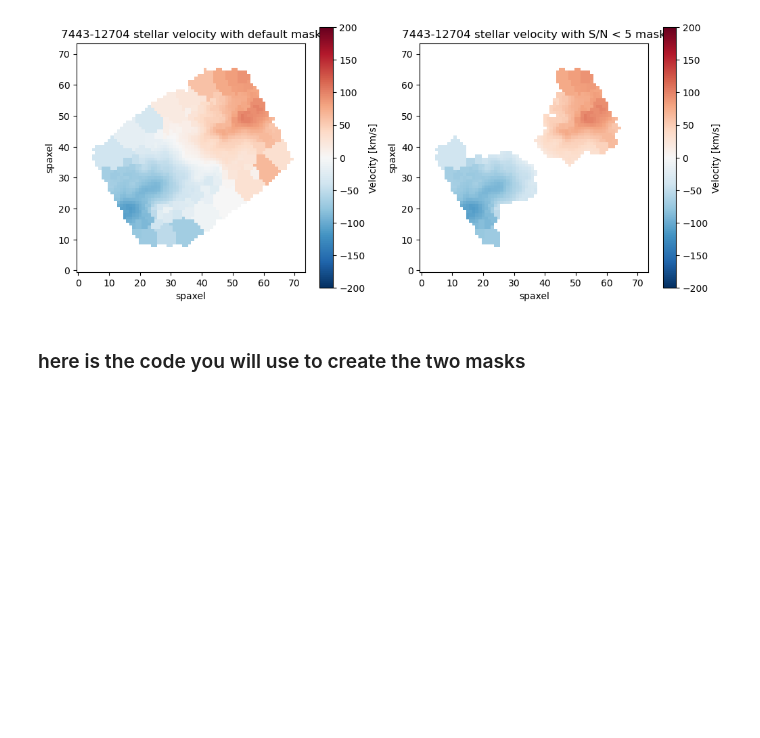
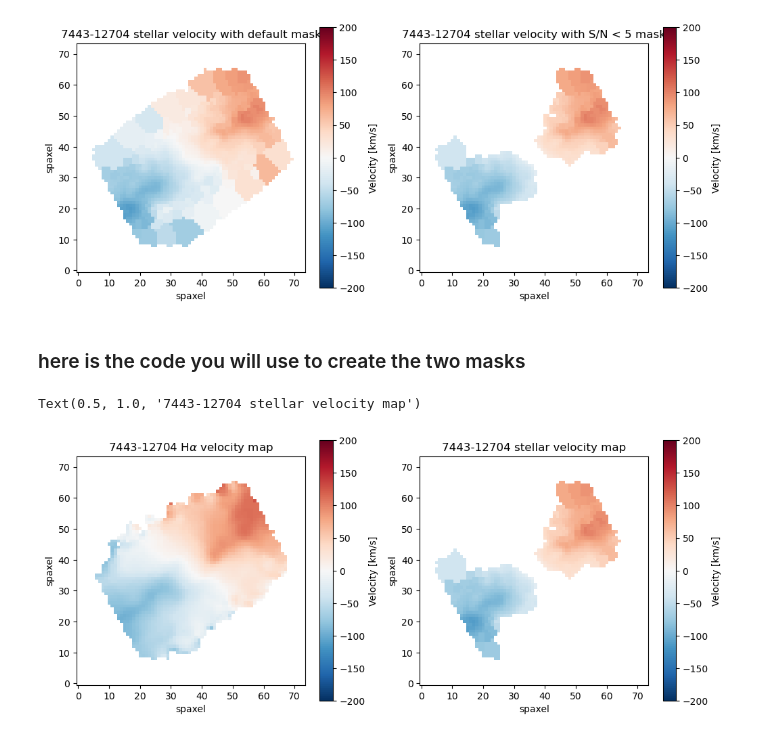
Before and after one commit to DESI-UR/MaNGA-VelMap, a Jupyter notebook: Notebooks/SN_5_mask.ipynb, the cells around one changed output. Cells and saved outputs as stored; diff of their text form; code cells hidden in the pictures; blank space fills up the shorter version.

Commit message:
updated plots

```diff
--- a/Notebooks/SN_5_mask.ipynb
+++ b/Notebooks/SN_5_mask.ipynb
@@ -213,20 +213,24 @@ stellar_vel_mask = np.logical_or(stellar_mask, np.abs(stellar_vel*np.sqrt(stella
 # %%
 ### plot the two maps with the masks applied
 fig, ax = plt.subplots(1,2, figsize=(12,5))
 
 
 im1 = ax[0].imshow(ma.array(halpha_vel, mask=halpha_mask), cmap='RdBu_r', vmax=200, vmin=-200)
+im2 = ax[1].imshow(ma.array(stellar_vel, mask=stellar_vel_mask), cmap='RdBu_r', vmax=200, vmin=-200)
 fig.colorbar(im1, label='Velocity [km/s]')
-im2 = ax[1].imshow(ma.array(stellar_vel, mask=stellar_vel_mask), cmap='RdBy)
-fig.colorbar(im2,  label='Flux')
+
+fig.colorbar(im2, label='Velocity [km/s]')
 
 
 
 for i in range(2):
     ax[i].invert_yaxis()
     ax[i].set_xlabel('spaxel')
     ax[i].set_ylabel('spaxel')
 
 
 ax[0].set_title(test_gal + r' H$\alpha$ velocity map')
-ax[1].set_title(test_gal + r' H$\alpha$ flux map')
+ax[1].set_title(test_gal + r' stellar velocity map')
+# %% [output]
+Text(0.5, 1.0, '7443-12704 stellar velocity map')
+[figure, added]
```
